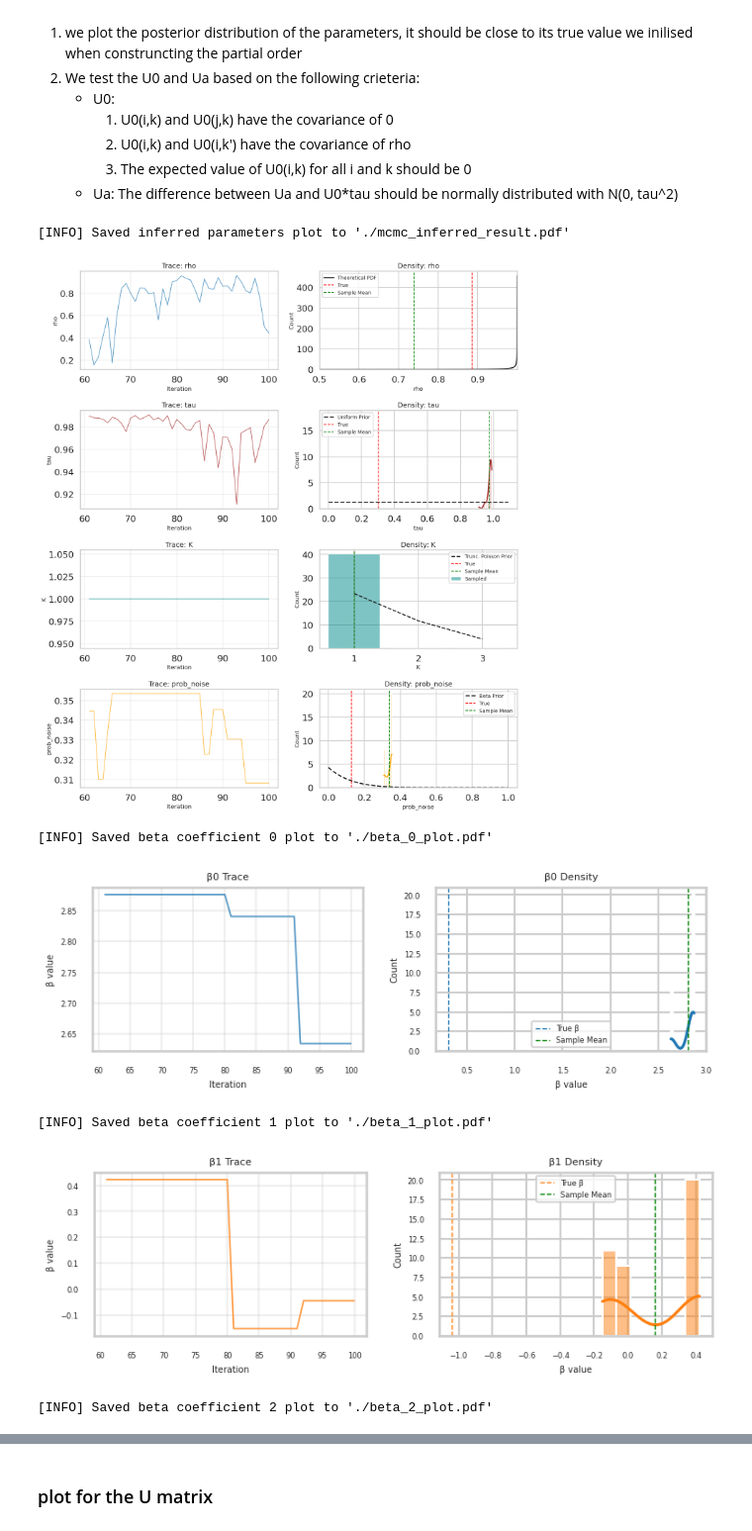
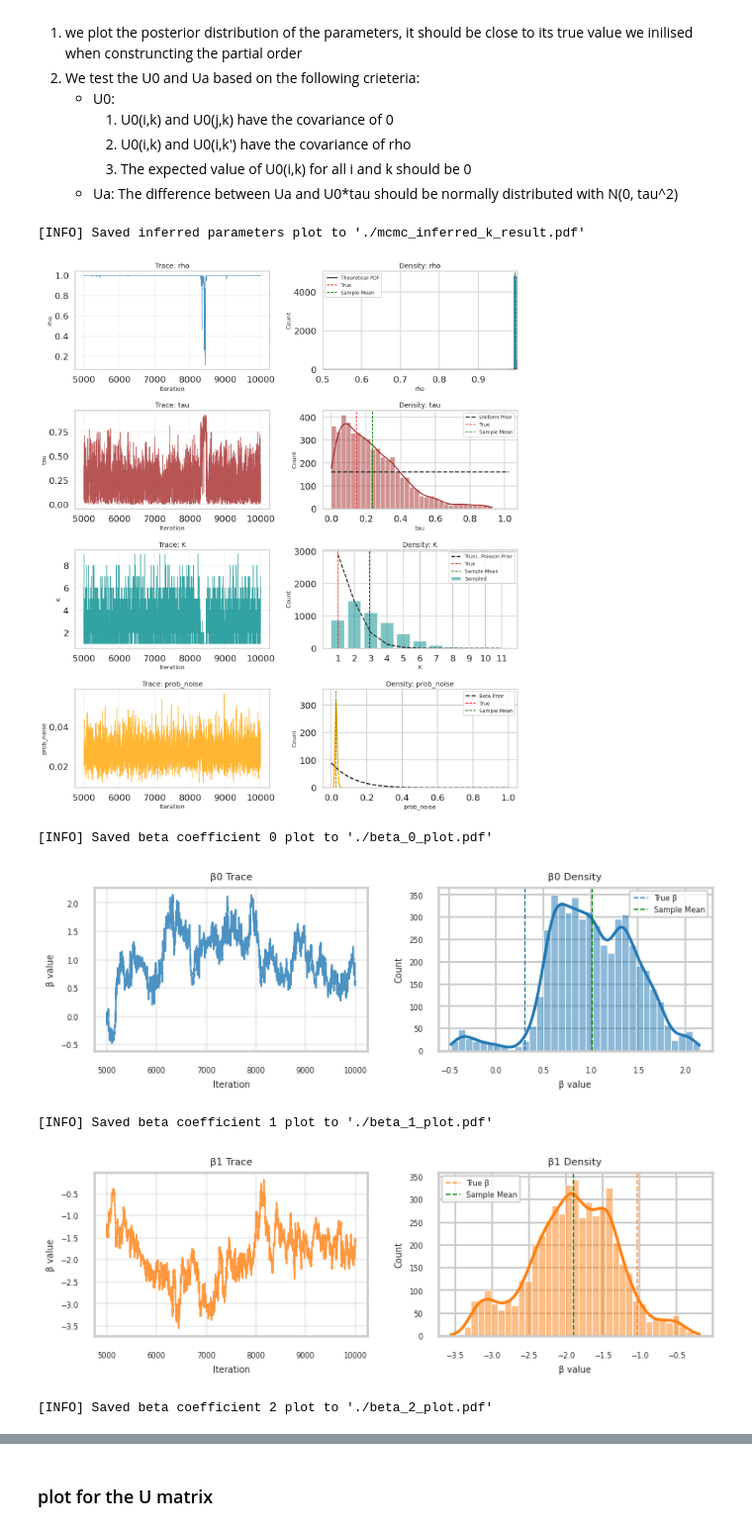
Before and after one commit to hollyli-dq/hpo_inference, a Jupyter notebook: notebooks/hpo_mcmc_simulation.ipynb, the cells around one changed output, grey strips where cells are left out. Shown at 99% size. Drawn from its saved outputs; the diff is of its cells as text; code cells hidden in the pictures.

Commit message:
Update code with tau parameter fixes and other enhancements

```diff
--- a/notebooks/hpo_mcmc_simulation.ipynb
+++ b/notebooks/hpo_mcmc_simulation.ipynb
@@ -264,7 +268,7 @@ Rankings saved to data/observed_rankings.csv
 # %% [markdown]
 # MCMC with Hierarchical Partial Orders
 # %%
-num_iterations = config["mcmc"]["num_iterations"]
+num_iterations = 1000000
 
 mcmc_pt = [
     config["mcmc"]["update_probabilities"]["rho"],
@@ -277,7 +281,6 @@ mcmc_pt = [
     config["mcmc"]["update_probabilities"]["beta"]
 
 ]
-rho_tau_update=config["reversible_two_factors"]["rho_tau_update"]
 dr = config["rho"]["dr"]
 drbeta=config["beta"]["drbeta"]
 drrt=config["rhotau"]["drrt"]
@@ -304,9 +307,5 @@ mcmc_results_k = mcmc_simulation_hpo_k(
         noise_beta_prior=noise_beta_prior,
         mallow_ua=mallow_ua,
         K_prior=K_prior,
-        rho_tau_update=rho_tau_update,
         random_seed=42
 )
-# 50 minutes for 200000 iterations n=12 N=50
-# 40 minutes for 200000 iterations n=5
-# 46 minutes for 500000 iterations n=5 N=10
@@ -380,11 +323,0 @@ NameError: name 'mcmc_results' is not defined
-# %%
-# Calculate burn-out index (assuming 100,000 total iterations and discarding the first 1%)
-#mcmc_results=mcmc_results_k
-h_trace= mcmc_results["H_trace"]
-burn_in = int(6000/ 100)  # Convert to integer (1000 instead of 1000.0)
-filtered_h_trace = h_trace[burn_in:]
-
-filtered_mcmc_results = {
-    key: trace[burn_in:] if isinstance(trace, np.ndarray) else trace
-    for key, trace in mcmc_results.items()
-}
@@ -510,29 +453,30 @@ PO_plot.plot_time_components_by_category(mcmc_df)
         3. The expected value of U0(i,k) for all i and k should be 0
     - Ua: The difference between Ua and U0*tau should be normally distributed with N(0, tau^2)
 # %%
-true_param = {
+true_param_k = {
     "rho_true": rho_true,
     "prob_noise_true": prob_noise_true,
     "tau_true": tau_true,
-    "beta_true": beta_true
+    "beta_true": beta_true,
+    "K_true": K_true
 }
 
 PO_plot.plot_inferred_variables(
-    mcmc_results,
-    true_param,
+    filtered_mcmc_results_k,
+    true_param_k,
     config,
-    burn_in=burn_in,  # optional
-    output_filename="mcmc_inferred_result.pdf",
+    burn_in=burn_in_k,  # optional
+    output_filename="mcmc_inferred_k_result.pdf",
     assessors=assessors,
     M_a_dict=M_a_dict
 )
 
-PO_plot.plot_beta_parameters(mcmc_results, true_param, config, burn_in=burn_in)
+PO_plot.plot_beta_parameters(mcmc_results_k, true_param_k, config, burn_in=burn_in_k)
 # %% [output]
-[INFO] Saved inferred parameters plot to './mcmc_inferred_result.pdf'
+[INFO] Saved inferred parameters plot to './mcmc_inferred_k_result.pdf'
-[figure, old version]
+[figure, new version]
 [INFO] Saved beta coefficient 0 plot to './beta_0_plot.pdf'
-[figure, old version]
+[figure, new version]
 [INFO] Saved beta coefficient 1 plot to './beta_1_plot.pdf'
-[figure, old version]
+[figure, new version]
 [INFO] Saved beta coefficient 2 plot to './beta_2_plot.pdf'
```
Also changed, not shown: parts of 27 cells of this notebook, 45 other files.
